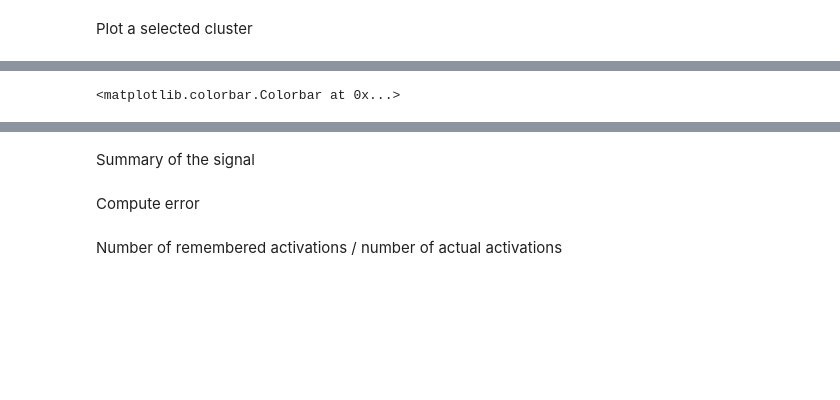
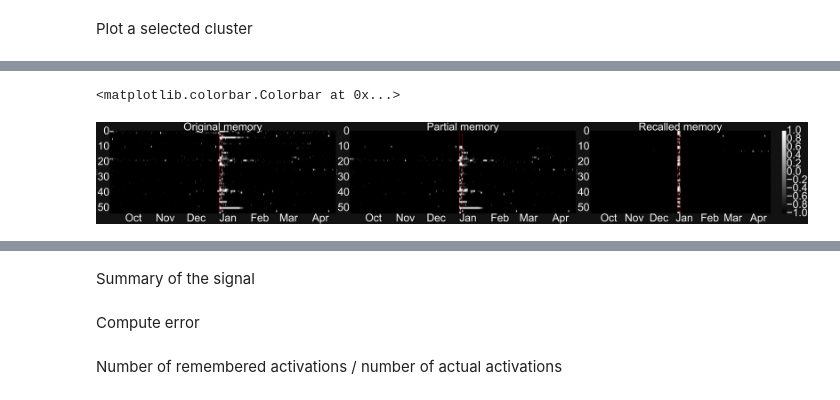
Before and after one commit to mizvol/WikiBrain, a Jupyter notebook: ipython/Memory experiments/Mute.ipynb, the cells around one changed output, grey strips where cells are left out. Drawn from its saved outputs; the diff is of its cells as text; code cells hidden in the pictures; blank space fills up the shorter version.

```diff
--- a/ipython/Memory experiments/Mute.ipynb
+++ b/ipython/Memory experiments/Mute.ipynb
@@ -248,8 +258,8 @@ x_month[7] = x_month[7] + 48 #April
 # %%
 from pylab import rcParams
 rcParams['figure.figsize'] = 140, 20
-rcParams['xtick.labelsize'] = 100
-rcParams['ytick.labelsize'] = 100
+rcParams['xtick.labelsize'] = 150
+rcParams['ytick.labelsize'] = 150
 rcParams['font.family'] = 'sans-serif'
 rcParams['font.sans-serif'] = ['Arial']
 # %% [markdown]
@@ -284,9 +294,9 @@ def recall(W, patterns, steps=5):
         print "." * (_ + 1)
         patterns = W.dot(patterns) #adjust the neuron activity to reflect the weights
         data = patterns.data
-        patterns.data = np.array([-1 if x<0 else +1 for x in data])
+        patterns.data = np.array([-1 if x<=0 else +1 for x in data])
     return patterns.todense() #return the final pattern
 # %%
-recalled = recall(W/r, degraded, steps=1)
+recalled = recall(W/r, degraded, steps=15)
 # %% [output]
 .
@@ -310,64 +359,71 @@ percent
 # %%
 import matplotlib.colors as colors
+# %%
+pl.rcParams['axes.facecolor'] = 'black'
+rcParams["ytick.color"] = "w"
+rcParams["xtick.color"] = "w"
+rcParams["figure.facecolor"] = '#121212'
 # %%
 import numpy as np
 import matplotlib.pyplot as plt
 
-fig, ((ax0, ax1,ax2,ax3)) = plt.subplots(1,4, gridspec_kw = {'width_ratios':[1, 2,2,2]})
+# fig, ((ax0, ax1,ax2,ax3)) = plt.subplots(1,4, gridspec_kw = {'width_ratios':[1, 2,2,2]})
+fig, ((ax1,ax2,ax3)) = plt.subplots(1,3)
 
 axlist = [ax1,ax2,ax3]
 
 # zero = ax0.plot([0, 10, 20, 25, 33, 50, 100], [0.6721693121693122, 0.6764021164021164, 0.7390476190476191, 0.7428571428571429, 0.7623280423280423, 0.9043386243386243, 1.0], linewidth=5, color='r')
 
-zero = ax0.plot(percent, error_event, linewidth=5, color='r')
-ax0.plot(percent, error_pattern, linewidth=5, color='b')
-ax0.plot(percent, error_full, linewidth=5, color='g')
-ax0.set_ylabel('Error')
-ax0.set_xlabel('Fraction of muted nodes (%)')
+# zero = ax0.plot(percent, error_event, linewidth=5, color='r')
+# ax0.plot(percent, error_pattern, linewidth=5, color='b')
+# ax0.plot(percent, error_full, linewidth=5, color='g')
+# ax0.set_ylabel('Error')
+# ax0.set_xlabel('Fraction of muted nodes (%)')
 
 
-first = ax1.imshow(binarized_[cluster_rows, :], cmap="Greys", aspect='auto')
+first = ax1.imshow(binarized_[cluster_rows, :], cmap="gray", aspect='auto')
 for xc in x_month[1:7]:
     ax1.axvline(x=xc, linewidth=1, color = 'black')
 
 
-plt.rc('axes', titlesize=100)     # fontsize of the axes title
-plt.rc('axes', labelsize=100)
+plt.rc('axes', titlesize=150)     # fontsize of the axes title
+plt.rc('axes', labelsize=150)
 
 ax1.axvline(x = CHARLIE_START, linewidth=3, color='r')
 ax1.axvline(x = CHARLIE_END, linewidth=3, color='r')
-ax1.set_ylabel('#Page in the cluster')
-ax1.set_title('Original memory')
+ax1.set_ylabel('#Page in the cluster', color='white')
+ax1.set_title('Original memory', color='white')
 
-second = ax2.imshow(degraded.todense()[cluster_rows, :], cmap="Greys", aspect='auto')
+second = ax2.imshow(degraded.todense()[cluster_rows, :], cmap="gray", aspect='auto')
 for xc in x_month[1:7]:
     ax2.axvline(x=xc, linewidth=1, color = 'black')
 
 ax2.axvline(x = CHARLIE_START, linewidth=3, color='r')
 ax2.axvline(x = CHARLIE_END, linewidth=3, color='r')
-ax2.set_ylabel('#Page in the cluster')
-ax2.set_title('Partial memory')
+ax2.set_ylabel('#Page in the cluster', color='white')
+ax2.set_title('Partial memory', color='white')
 
-third = ax3.imshow(recalled[cluster_rows, :], cmap="Greys", aspect='auto')
+third = ax3.imshow(recalled[cluster_rows, :], cmap="gray", aspect='auto')
 
-cmap = colors.ListedColormap(['white', 'red'])
-bounds=[-1,0,1]
-norm = colors.BoundaryNorm(bounds, cmap.N)
-ax3.imshow(binarized_[cluster_rows, :], cmap=cmap, norm=norm, alpha=.3, aspect='auto')
-for xc in x_month[1:7]:
-    ax3.axvline(x=xc, linewidth=1, color = 'black')
+# cmap = colors.ListedColormap(['black', 'red'])
+# bounds=[-1,0,1]
+# norm = colors.BoundaryNorm(bounds, cmap.N)
+# ax3.imshow(binarized_[cluster_rows, :], cmap=cmap, norm=norm, alpha=.3, aspect='auto')
+# for xc in x_month[1:7]:
+#     ax3.axvline(x=xc, linewidth=1, color = 'black')
 
 ax3.axvline(x = CHARLIE_START, linewidth=3, color='r')
 ax3.axvline(x = CHARLIE_END, linewidth=3, color='r')
 
-ax3.set_ylabel('#Page in the cluster')
-ax3.set_title('Recalled memory')
+ax3.set_ylabel('#Page in the cluster', color='white')
+ax3.set_title('Recalled memory', color='white')
 
 pl.setp(axlist, xticks=[i + 15*24 for i in x_month[:-1]], xticklabels=[month for month in months])
 
 fig.colorbar(third, ax=ax3)
 # pl.gcf().subplots_adjust(bottom=0.15, left=0.15)
 # fig.tight_layout()
 # plt.show()
 # %% [output]
 <matplotlib.colorbar.Colorbar at 0x...>
+[figure, added]
```
Also changed, not shown: parts of 28 cells of this notebook, 2 other files.
